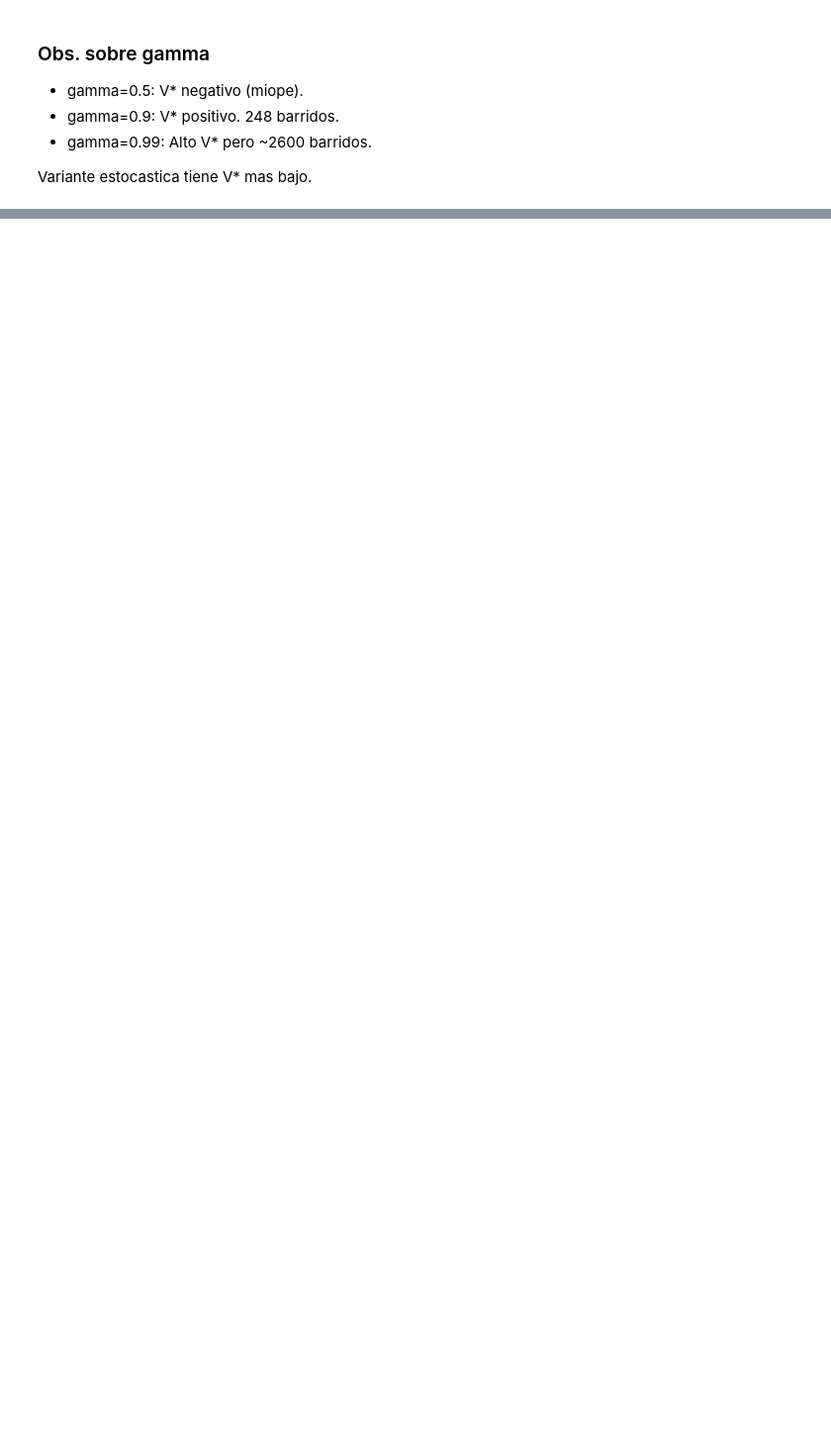
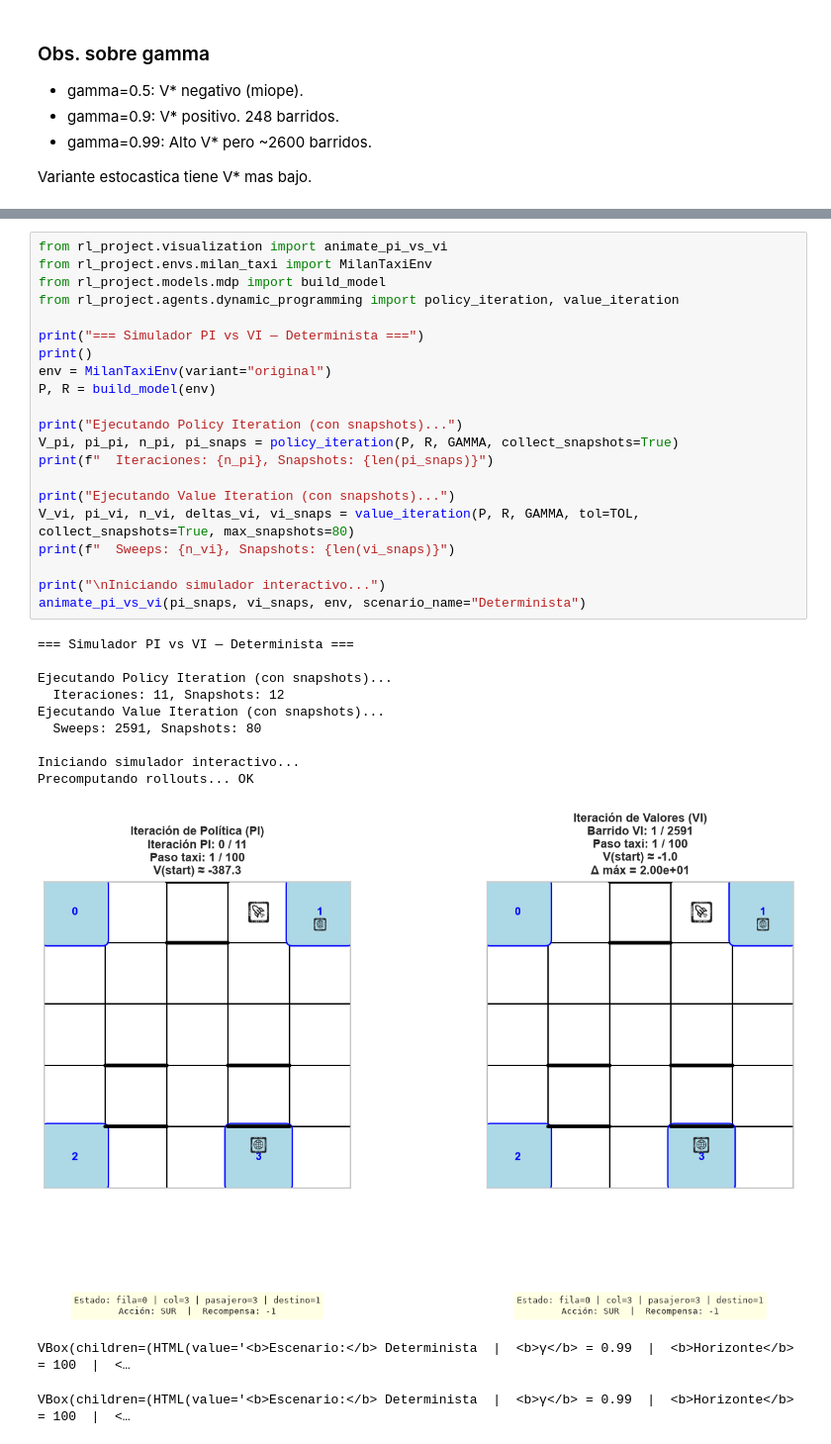
Before and after one commit to FREDYASARMIENTOT/reforcingLearningNotebooks, a Jupyter notebook: notebooks/milan_taxi_es.ipynb, the cells around one changed output, grey strips where cells are left out. Shown at 99% size. Cells and saved outputs as stored; diff of their text form; blank space fills up the shorter version.

```diff
--- a/notebooks/milan_taxi_es.ipynb
+++ b/notebooks/milan_taxi_es.ipynb
@@ -539,0 +368,34 @@ V* cae 2.6%, retorno empirico cae ~80%, politica conservadora.
+# %%
+from rl_project.visualization import animate_pi_vs_vi
+from rl_project.envs.milan_taxi import MilanTaxiEnv
+from rl_project.models.mdp import build_model
+from rl_project.agents.dynamic_programming import policy_iteration, value_iteration
+
+print("=== Simulador PI vs VI — Determinista ===")
+print()
+env = MilanTaxiEnv(variant="original")
+P, R = build_model(env)
+
+print("Ejecutando Policy Iteration (con snapshots)...")
+V_pi, pi_pi, n_pi, pi_snaps = policy_iteration(P, R, GAMMA, collect_snapshots=True)
+print(f"  Iteraciones: {n_pi}, Snapshots: {len(pi_snaps)}")
+
+print("Ejecutando Value Iteration (con snapshots)...")
+V_vi, pi_vi, n_vi, deltas_vi, vi_snaps = value_iteration(P, R, GAMMA, tol=TOL, collect_snapshots=True, max_snapshots=80)
+print(f"  Sweeps: {n_vi}, Snapshots: {len(vi_snaps)}")
+
+print("\nIniciando simulador interactivo...")
+animate_pi_vs_vi(pi_snaps, vi_snaps, env, scenario_name="Determinista")
+# %% [output]
+=== Simulador PI vs VI — Determinista ===
+
+Ejecutando Policy Iteration (con snapshots)...
+  Iteraciones: 11, Snapshots: 12
+Ejecutando Value Iteration (con snapshots)...
+  Sweeps: 2591, Snapshots: 80
+
+Iniciando simulador interactivo...
+Precomputando rollouts... OK
+[figure, added]
+VBox(children=(HTML(value='<b>Escenario:</b> Determinista  |  <b>γ</b> = 0.99  |  <b>Horizonte</b> = 100  |  <…
+VBox(children=(HTML(value='<b>Escenario:</b> Determinista  |  <b>γ</b> = 0.99  |  <b>Horizonte</b> = 100  |  <…
```
Also changed, not shown: parts of 29 cells of this notebook, 9 other files.
